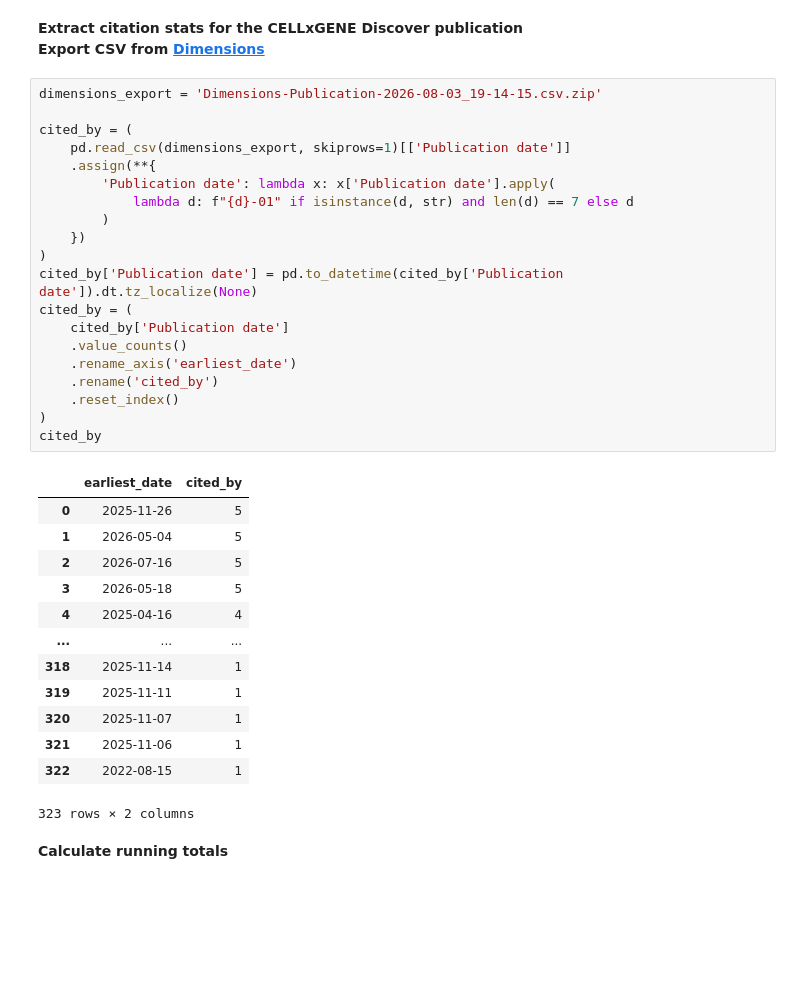
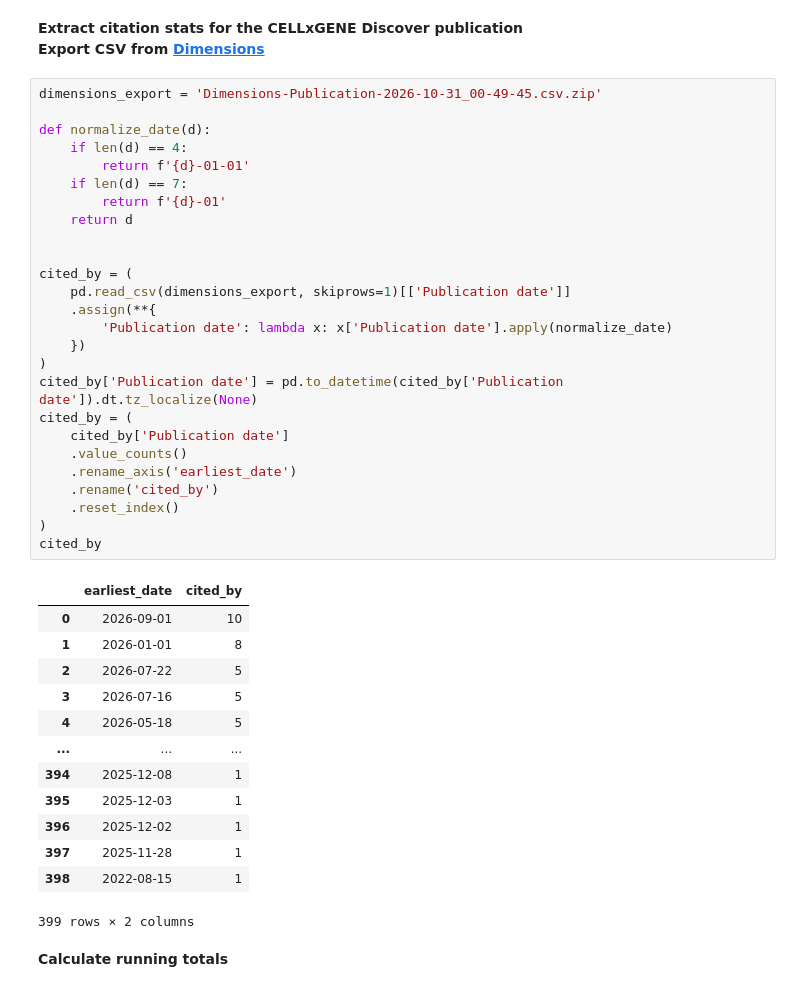
Before and after one commit to Lattice-Data/lattice-tools, a Jupyter notebook: cellxgene_resources/collab_submissions_pub/Figure2_corpus_growth.ipynb, the cells around one changed output. Drawn from its saved outputs; the diff is of its cells as text; blank space fills up the shorter version.

```diff
--- a/cellxgene_resources/collab_submissions_pub/Figure2_corpus_growth.ipynb
+++ b/cellxgene_resources/collab_submissions_pub/Figure2_corpus_growth.ipynb
@@ -55,39 +55,45 @@ result
 **Extract citation stats for the CELLxGENE Discover publication**\
 **Export CSV from [Dimensions](https://app.dimensions.ai/discover/publication?or_subset_publication_citations=pub.1182803254)**
 # %%
-dimensions_export = 'Dimensions-Publication-2026-08-03_19-14-15.csv.zip'
+dimensions_export = 'Dimensions-Publication-2026-10-31_00-49-45.csv.zip'
+
+def normalize_date(d):
+    if len(d) == 4:
+        return f'{d}-01-01'
+    if len(d) == 7:
+        return f'{d}-01'
+    return d
+
 
 cited_by = (
     pd.read_csv(dimensions_export, skiprows=1)[['Publication date']]
     .assign(**{
-        'Publication date': lambda x: x['Publication date'].apply(
-            lambda d: f"{d}-01" if isinstance(d, str) and len(d) == 7 else d
-        )
+        'Publication date': lambda x: x['Publication date'].apply(normalize_date)
     })
 )
 cited_by['Publication date'] = pd.to_datetime(cited_by['Publication date']).dt.tz_localize(None)
 cited_by = (
     cited_by['Publication date']
     .value_counts()
     .rename_axis('earliest_date')
     .rename('cited_by')
     .reset_index()
 )
 cited_by
 # %% [output]
 |  | earliest_date | cited_by |
-| 0 | 2025-11-26 | 5 |
-| 1 | 2026-05-04 | 5 |
-| 2 | 2026-07-16 | 5 |
-| 3 | 2026-05-18 | 5 |
-| 4 | 2025-04-16 | 4 |
+| 0 | 2026-09-01 | 10 |
+| 1 | 2026-01-01 | 8 |
+| 2 | 2026-07-22 | 5 |
+| 3 | 2026-07-16 | 5 |
+| 4 | 2026-05-18 | 5 |
 | ... | ... | ... |
-| 318 | 2025-11-14 | 1 |
-| 319 | 2025-11-11 | 1 |
-| 320 | 2025-11-07 | 1 |
-| 321 | 2025-11-06 | 1 |
-| 322 | 2022-08-15 | 1 |
+| 394 | 2025-12-08 | 1 |
+| 395 | 2025-12-03 | 1 |
+| 396 | 2025-12-02 | 1 |
+| 397 | 2025-11-28 | 1 |
+| 398 | 2022-08-15 | 1 |
-323 rows × 2 columns
+399 rows × 2 columns
 # %% [markdown]
 **Calculate running totals**
 # %%
```
Also changed, not shown: parts of 4 cells of this notebook.
